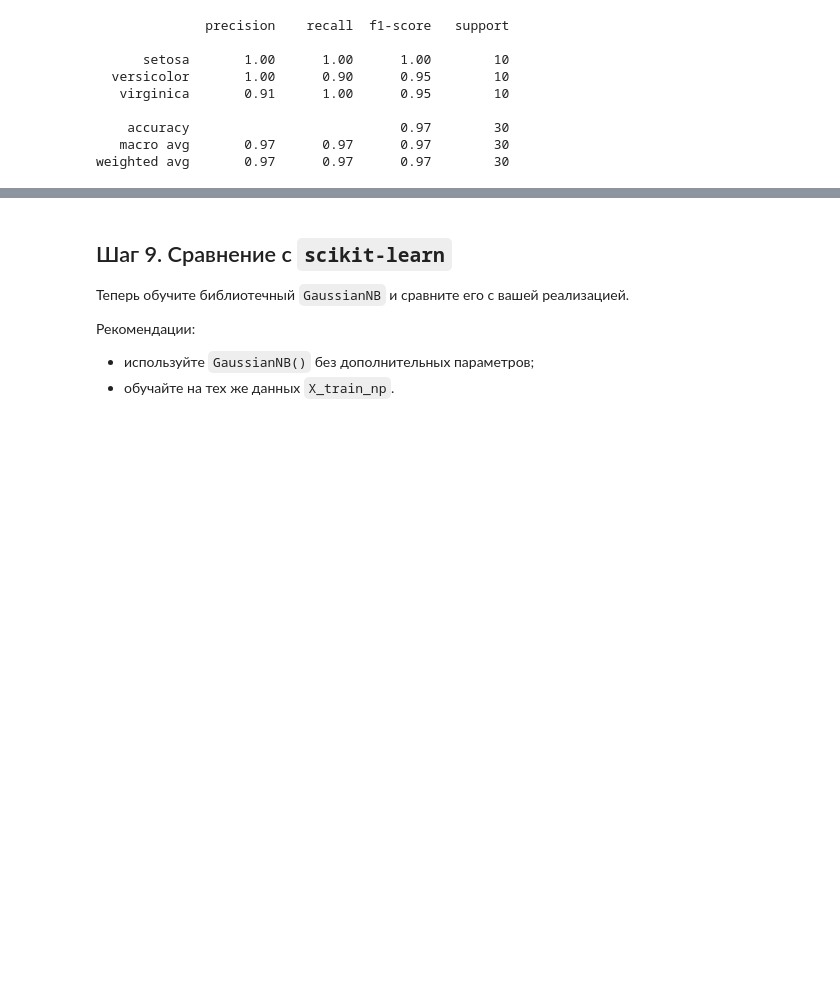
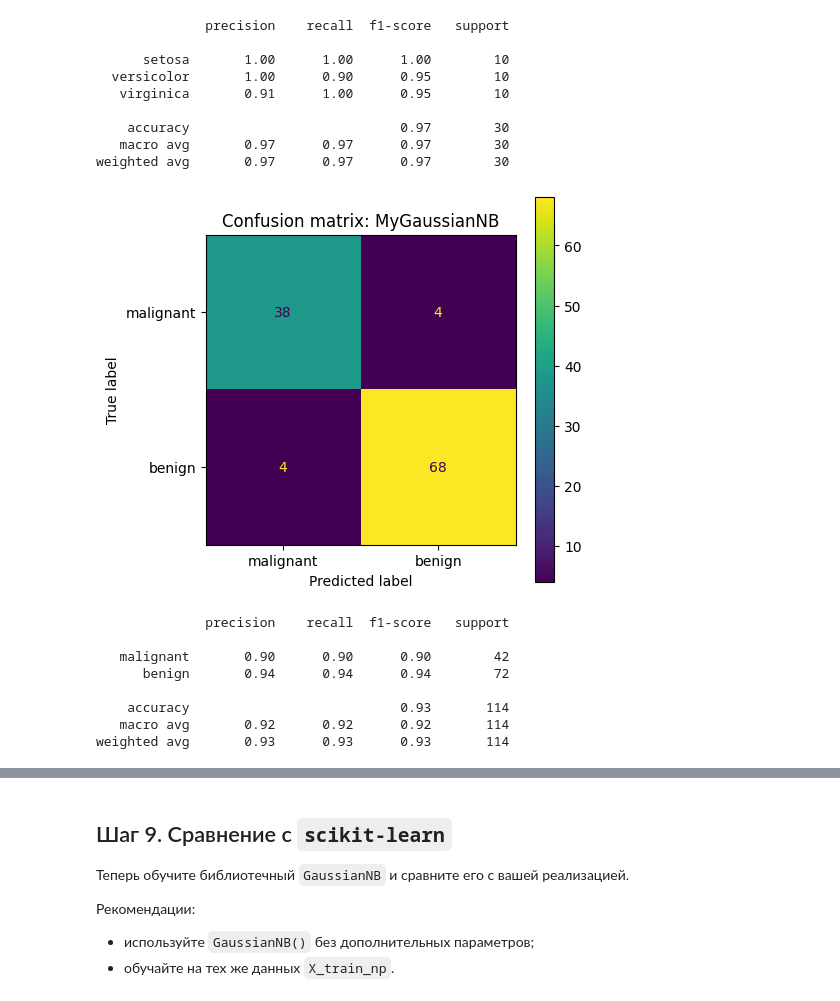
Before and after one commit to topj0bstule/ML_Course, a Jupyter notebook: hw08_/naive_bayes_practice_student.ipynb, the cells around one changed output, grey strips where cells are left out. Cells and saved outputs as stored; diff of their text form; code cells hidden in the pictures; blank space fills up the shorter version.

Commit message:
compirison with sklearn model, fited naive Bayes for breast_cancer dataset, added conclusion

```diff
--- a/hw08_/naive_bayes_practice_student.ipynb
+++ b/hw08_/naive_bayes_practice_student.ipynb
@@ -244,12 +263,14 @@ def fit_gaussian_params(X, y):
 
 X_train_np = X_train.values
 y_train_np = y_train.values
+X_train_np_cancer = X_train_cancer.values
+y_train_np_cancer = y_train_cancer.values
 
 means, variances = fit_gaussian_params(X_train_np, y_train_np)
 print("means shape:", means.shape)
-print("\nМатрица средних (класс x признак):")
+print("\nМатрица средних для ирисов (класс x признак):")
 display(pd.DataFrame(means, columns=data.feature_names, index=data.target_names).round(3))
-print("\nМатрица дисперсий (класс x признак):")
+print("\nМатрица дисперсий для ирисов (класс x признак):")
 display(pd.DataFrame(variances, columns=data.feature_names, index=data.target_names).round(4))
 # %% [output]
 means shape: (3, 4)
@@ -346,6 +367,11 @@ class MyGaussianNB:
                 log_proba[j][i] = self.log_priors_[i] + log_likelyhood
         return log_proba
 
+    def predict_proba(self, X):
+        log_proba = self.predict_log_proba(X)
+        preds = np.exp(log_proba) / np.sum(np.exp(log_proba), axis=1, keepdims=True)
+        return preds
+
     def predict(self, X):
         """
         Возвращает предсказанный класс для каждого объекта.
@@ -363,13 +389,18 @@ class MyGaussianNB:
 - параметры имеют ожидаемую форму.
 # %%
 my_model = MyGaussianNB()
+my_model_cancer = MyGaussianNB()
 
 # YOUR CODE HERE
 # обучите модель на X_train_np и y_train_np
 my_model.fit(X_train_np, y_train_np)
+my_model_cancer.fit(X_train_np_cancer, y_train_np_cancer)
 
 print("Классы:", my_model.classes_)
 print("Log-прайоры:", my_model.log_priors_)
 print("Форма means_:", my_model.means_.shape)
+print("Классы:", my_model_cancer.classes_)
+print("Log-прайоры:", my_model_cancer.log_priors_)
+print("Форма means_:", my_model_cancer.means_.shape)
 # %% [output]
 Классы: [0 1 2]
@@ -406,0 +452,16 @@ dtype: float64
+# %%
+X_test_np_cancer = X_test_cancer.values
+y_test_np_cancer = y_test_cancer.values
+
+# YOUR CODE HERE
+my_pred_test_cancer = my_model_cancer.predict(X_test_np_cancer)
+my_pred_proba_cancer = my_model_cancer.predict_proba(X_test_np_cancer)
+
+my_metrics_cancer = {
+    "accuracy": accuracy_score(y_test_np_cancer, my_pred_test_cancer),
+    "precision_macro": precision_score(y_test_np_cancer, my_pred_test_cancer, average = 'macro'),
+    "recall_macro": recall_score(y_test_np_cancer, my_pred_test_cancer, average = 'macro'),
+    "f1_macro": f1_score(y_test_np_cancer, my_pred_test_cancer, average = 'macro'),
+}
+
+pd.Series(my_metrics_cancer).round(4)
@@ -428,3 +495,24 @@ print(classification_report(y_test_np, my_pred_test, target_names=data.target_na
     accuracy                           0.97        30
    macro avg       0.97      0.97      0.97        30
 weighted avg       0.97      0.97      0.97        30
+# %%
+fig, ax = plt.subplots(figsize=(5, 5))
+ConfusionMatrixDisplay.from_predictions(
+    y_test_np_cancer, my_pred_test_cancer,
+    display_labels=data_cancer.target_names,
+    ax=ax
+)
+plt.title("Confusion matrix: MyGaussianNB")
+plt.show()
+
+print(classification_report(y_test_np_cancer, my_pred_test_cancer, target_names=data_cancer.target_names))
+# %% [output]
+[figure, added]
+              precision    recall  f1-score   support
+
+   malignant       0.90      0.90      0.90        42
+      benign       0.94      0.94      0.94        72
+
+    accuracy                           0.93       114
+   macro avg       0.92      0.92      0.92       114
+weighted avg       0.93      0.93      0.93       114
```
Also changed, not shown: parts of 17 cells of this notebook.
